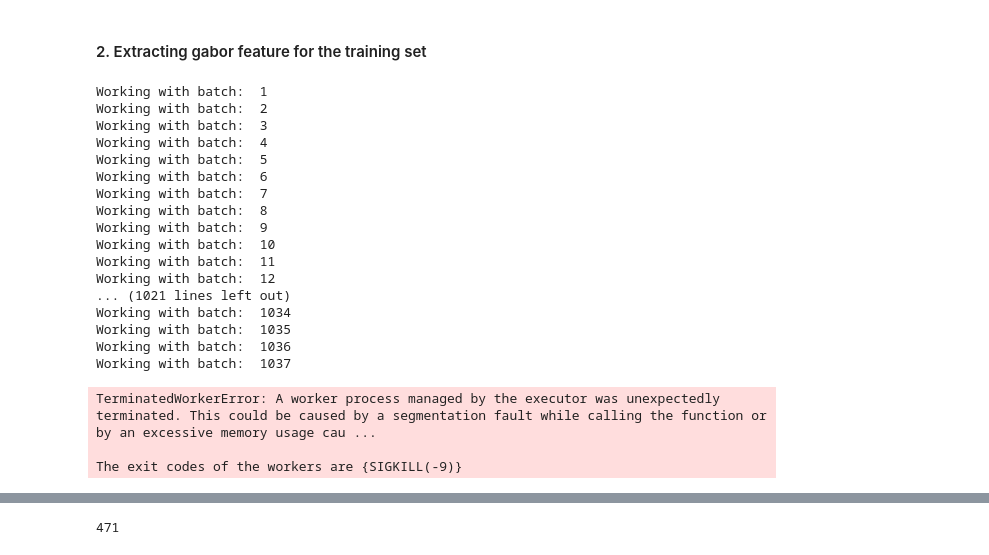
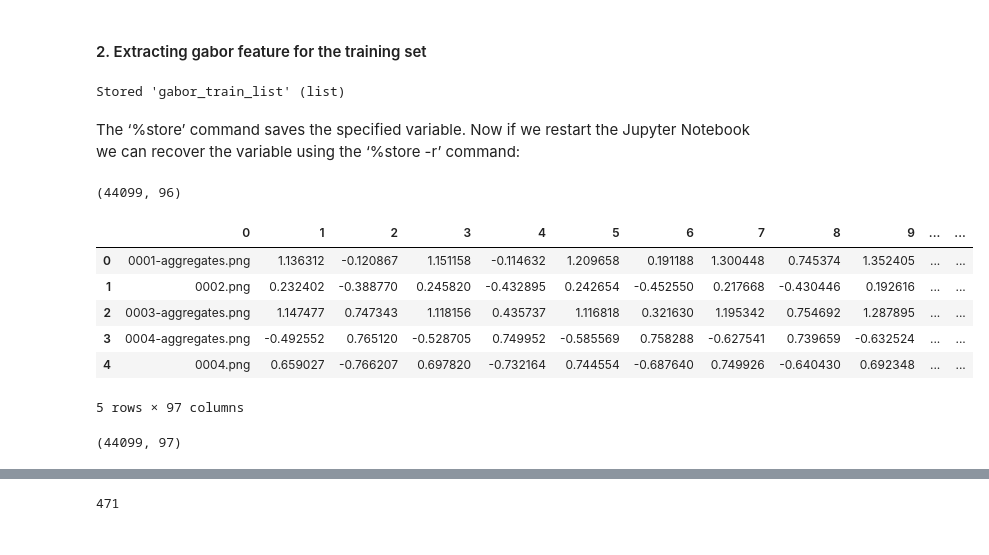
Before and after one commit to ledvic/_Plankton_Zooscan-Machine_Learning, a Jupyter notebook: _pyscripts/extract_gabor_filter_for_dataset.ipynb, the cells around one changed output, grey strips where cells are left out. Drawn from its saved outputs; the diff is of its cells as text; code cells hidden in the pictures.

Commit message:
Continue extacting Gabor filters for dataset
- upto fold 2

```diff
--- a/_pyscripts/extract_gabor_filter_for_dataset.ipynb
+++ b/_pyscripts/extract_gabor_filter_for_dataset.ipynb
@@ -153,15 +153,3 @@ display(dfFoldTraining_1.head(5), dfFoldTraining_1.shape)
 | 3 | ..//_inputs//_images_Zooscan//_tr... | aggregats_debris | 0004-aggregates.png | 0 |
 | 4 | ..//_inputs//_images_Zooscan//_tr... | aggregats_debris | 0004.png | 0 |
 (44099, 4)
-# %%
-count=0
-for i, filepath in enumerate(dfFoldTraining_1['filenames']):
-    img = io.imread(filepath, as_gray=True)
-
-    img_height = img.shape[0]
-
-    if img_height > 2000:
-        # print(i, filepath)
-        count +=1
-
-display(count)
@@ -176,47 +174,32 @@ n_files = len(filepaths)
 
 batch_size = 32
 
-num_processes = 32
+num_processes = 8
 
-gabor_train = []
+gabor_train_list = []
 
-i=0;
+# i=0;
 with tqdm(total=n_files, desc="Extract Gabor features") as pbar:
 
     with Parallel(n_jobs=num_processes) as parallel:
 
         for batch in chunked(image_generator(filepaths), batch_size):
 
-            i=i+1
-            print('Working with batch: ',i)
+            # i=i+1
+            # print('Working with batch: ',i)
 
             batch_results = parallel(
                 delayed(extract_texture_features)(img) for img in batch)
 
-            gabor_train.extend(batch_results)
+            gabor_train_list.extend(batch_results)
 
             del batch_results
             gc.collect()
 
             pbar.update(len(batch))
-# %% [output]
-Working with batch:  1
-Working with batch:  2
-Working with batch:  3
-Working with batch:  4
-Working with batch:  5
-Working with batch:  6
-Working with batch:  7
-Working with batch:  8
-Working with batch:  9
-Working with batch:  10
-Working with batch:  11
-Working with batch:  12
-... (1021 lines left out)
-Working with batch:  1034
-Working with batch:  1035
-Working with batch:  1036
-Working with batch:  1037
-TerminatedWorkerError: A worker process managed by the executor was unexpectedly terminated. This could be caused by a segmentation fault while calling the function or by an excessive memory usage cau ...
-
-The exit codes of the workers are {SIGKILL(-9)}
+# %%
+%store gabor_train_list
+# %% [output]
+Stored 'gabor_train_list' (list)
+# %% [markdown]
+The ‘%store’ command saves the specified variable. Now if we restart the Jupyter Notebook we can recover the variable using the ‘%store -r’ command:
@@ -222,0 +208,28 @@ The exit codes of the workers are {SIGKILL(-9)}
+# %%
+np.asarray(gabor_train_list).shape
+# %% [output]
+(44099, 96)
+# %%
+# Gabor filter for train set --- standardization
+std_scale_train = preprocessing.StandardScaler().fit(gabor_train_list)
+# %%
+# Save in file
+X_gabor_std_train = std_scale_train.transform(gabor_train_list)
+X_gabor_train_dff = pd.DataFrame(data = X_gabor_std_train)
+X_gabor_train_df = pd.DataFrame(data = dfFoldTraining_1["short_filenames"])
+
+X_gabor_train_df = pd.concat([X_gabor_train_df,X_gabor_train_dff], axis=1)
+X_gabor_train_df.columns = pd.RangeIndex(X_gabor_train_df.columns.size)
+
+display(X_gabor_train_df.head(5), X_gabor_train_df.shape)
+
+X_gabor_train_df.to_csv("..//_inputs//_image_features//new//X-gabor_std_96-train-fold_1.csv", header=False, index=False)
+# %% [output]
+|  | 0 | 1 | 2 | 3 | 4 | 5 | 6 | 7 | 8 | 9 | ... | ... |
+| 0 | 0001-aggregates.png | 1.136312 | -0.120867 | 1.151158 | -0.114632 | 1.209658 | 0.191188 | 1.300448 | 0.745374 | 1.352405 | ... | ... |
+| 1 | 0002.png | 0.232402 | -0.388770 | 0.245820 | -0.432895 | 0.242654 | -0.452550 | 0.217668 | -0.430446 | 0.192616 | ... | ... |
+| 2 | 0003-aggregates.png | 1.147477 | 0.747343 | 1.118156 | 0.435737 | 1.116818 | 0.321630 | 1.195342 | 0.754692 | 1.287895 | ... | ... |
+| 3 | 0004-aggregates.png | -0.492552 | 0.765120 | -0.528705 | 0.749952 | -0.585569 | 0.758288 | -0.627541 | 0.739659 | -0.632524 | ... | ... |
+| 4 | 0004.png | 0.659027 | -0.766207 | 0.697820 | -0.732164 | 0.744554 | -0.687640 | 0.749926 | -0.640430 | 0.692348 | ... | ... |
+5 rows × 97 columns
+(44099, 97)
```
Also changed, not shown: parts of 96 cells of this notebook, 1 other file.
